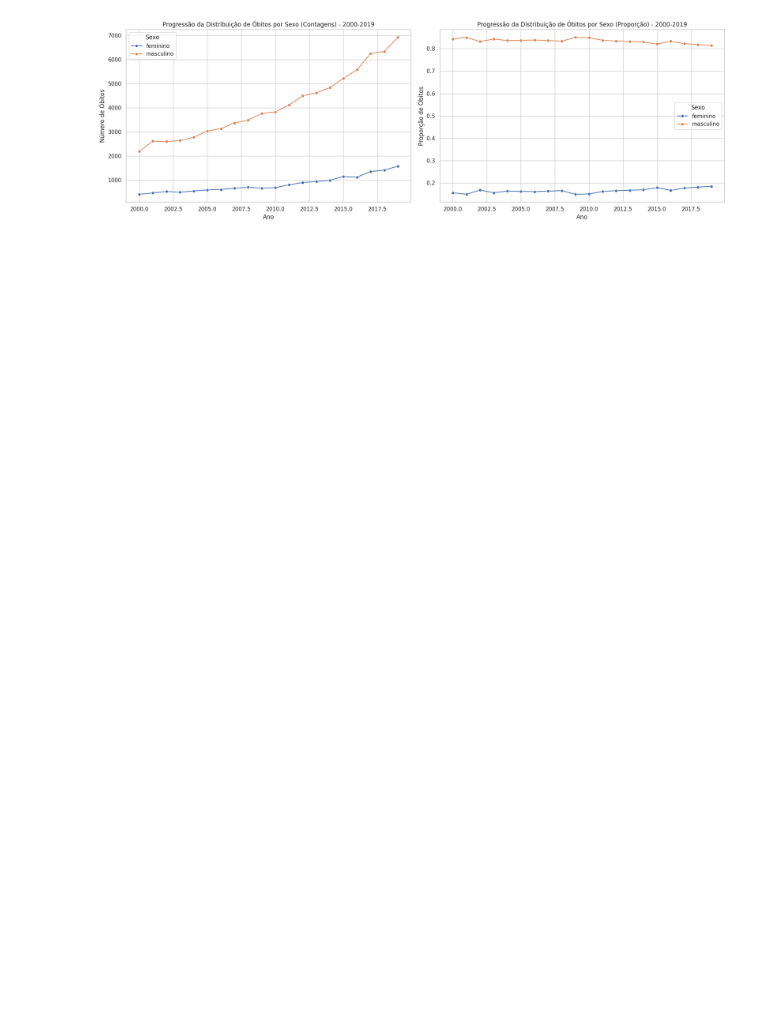
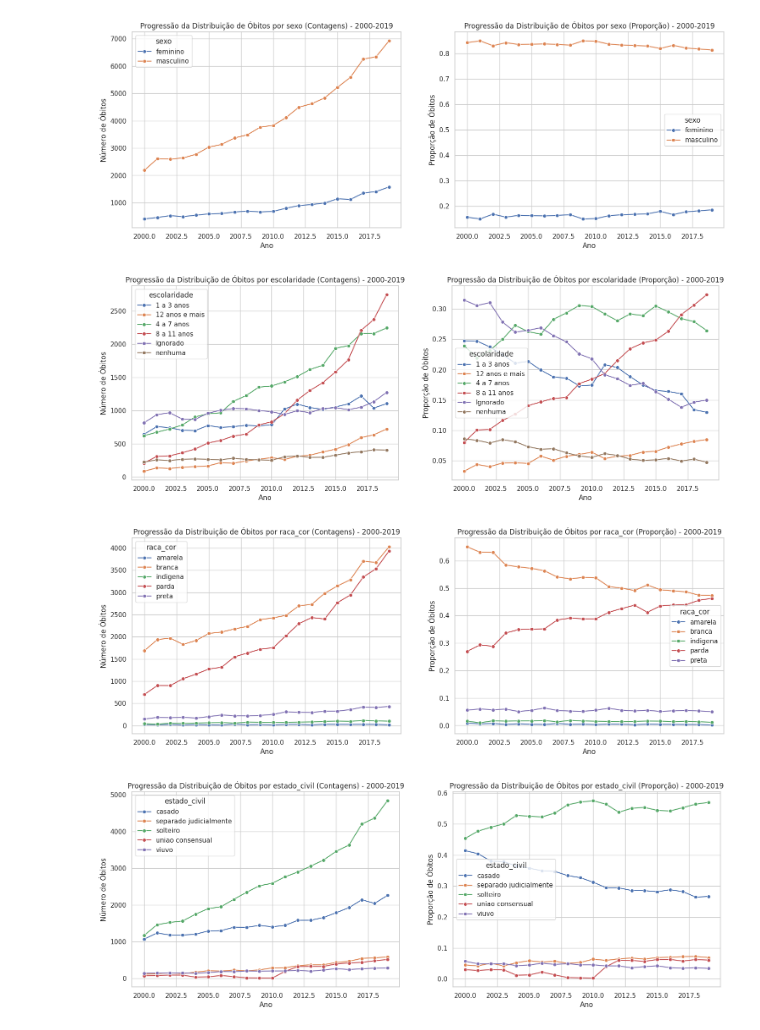
Before and after one commit to victorhlaune/project_pos_puc_minas, a Jupyter notebook: 04_visualizacoes.ipynb, the cells around one changed output. Drawn from its saved outputs; the diff is of its cells as text; code cells hidden in the pictures; blank space fills up the shorter version.

```diff
--- a/04_visualizacoes.ipynb
+++ b/04_visualizacoes.ipynb
@@ -13,35 +5,48 @@ please provide us feedback at https://github.com/pandas-dev/pandas/issues/54466
 # %%
 df = pd.read_csv('./data/gold/suicidio_sufoc.csv')
+# %%
+# Tratando o dado de object para datetime.
+df['data_obito'] = pd.to_datetime(df['data_obito'])
+
+# Criar uma nova coluna 'ano' para armazenar o ano de cada registro
+df['ano'] = df['data_obito'].dt.year
+
+# Configurar o estilo do seaborn
+sns.set(style="whitegrid")
 # %%
-# Configurar o estilo do seaborn
-sns.set(style="whitegrid")
-
-# Criar um DataFrame agregado por ano e sexo
-sex_count_by_year = df.groupby(['ano', 'sexo']).size().reset_index(name='count')
+def visualizacao(dataframe, coluna):
 
 
-# Calcular as proporções em relação ao total de óbitos em cada ano
-sex_count_by_year['proporcao'] = sex_count_by_year.groupby('ano')['count'].transform(lambda x: x / x.sum())
+    # Criar um DataFrame agregado por ano e sexo
+    column_count_by_year = df.groupby(['ano', coluna]).size().reset_index(name='count')
 
-# Criar uma figura com dois subplots
-fig, axs = plt.subplots(1, 2, figsize=(18, 6))
 
-# Gráfico de linhas para contagens absolutas
-sns.lineplot(x='ano', y='count', hue='sexo', data=sex_count_by_year, marker='o', linestyle='-', errorbar=None, ax=axs[0])
-axs[0].set_title('Progressão da Distribuição de Óbitos por Sexo (Contagens) - 2000-2019')
-axs[0].set_xlabel('Ano')
-axs[0].set_ylabel('Número de Óbitos')
-axs[0].legend(title='Sexo')
+    # Calcular as proporções em relação ao total de óbitos em cada ano
+    column_count_by_year['proporcao'] = column_count_by_year.groupby('ano')['count'].transform(lambda x: x / x.sum())
 
-# Gráfico de linhas para proporções
-sns.lineplot(x='ano', y='proporcao', hue='sexo', data=sex_count_by_year, marker='o', linestyle='-', errorbar=None, ax=axs[1])
-axs[1].set_title('Progressão da Distribuição de Óbitos por Sexo (Proporção) - 2000-2019')
-axs[1].set_xlabel('Ano')
-axs[1].set_ylabel('Proporção de Óbitos')
-axs[1].legend(title='Sexo')
+    # Criar uma figura com dois subplots
+    fig, axs = plt.subplots(1, 2, figsize=(18, 6))
 
-# Ajustar layout
-plt.tight_layout()
-plt.show()
+    # Gráfico de linhas para contagens absolutas
+    sns.lineplot(x='ano', y='count', hue=coluna, data=column_count_by_year, marker='o', linestyle='-', errorbar=None, ax=axs[0])
+    axs[0].set_title(f'Progressão da Distribuição de Óbitos por {coluna} (Contagens) - 2000-2019')
+    axs[0].set_xlabel('Ano')
+    axs[0].set_ylabel('Número de Óbitos')
+    axs[0].legend(title=f'{coluna}')
+
+    # Gráfico de linhas para proporções
+    sns.lineplot(x='ano', y='proporcao', hue=coluna, data=column_count_by_year, marker='o', linestyle='-', errorbar=None, ax=axs[1])
+    axs[1].set_title(f'Progressão da Distribuição de Óbitos por {coluna} (Proporção) - 2000-2019')
+    axs[1].set_xlabel('Ano')
+    axs[1].set_ylabel('Proporção de Óbitos')
+    axs[1].legend(title=f'{coluna}')
-# %% [output]
-[figure, removed]
+# %%
+visualizacao(df, 'sexo')
+visualizacao(df, 'escolaridade')
+visualizacao(df, 'raca_cor')
+visualizacao(df, 'estado_civil')
+# %% [output]
+[figure, added]
+[figure, added]
+[figure, added]
+[figure, added]
```
Also changed, not shown: parts of 2 cells of this notebook, 2 other files.
